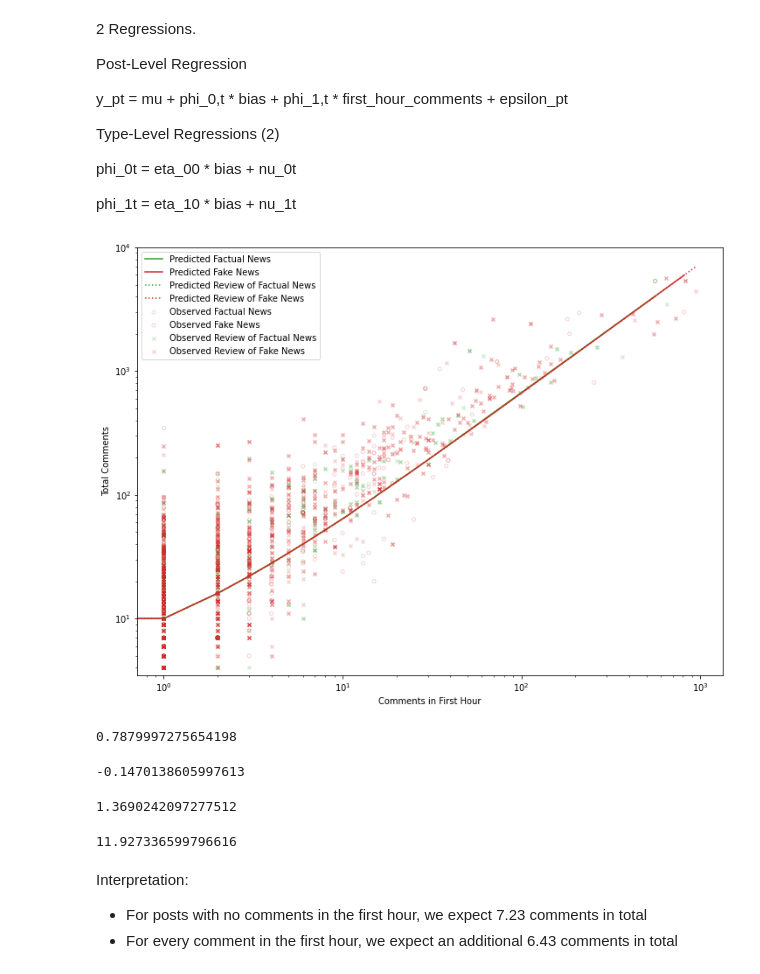
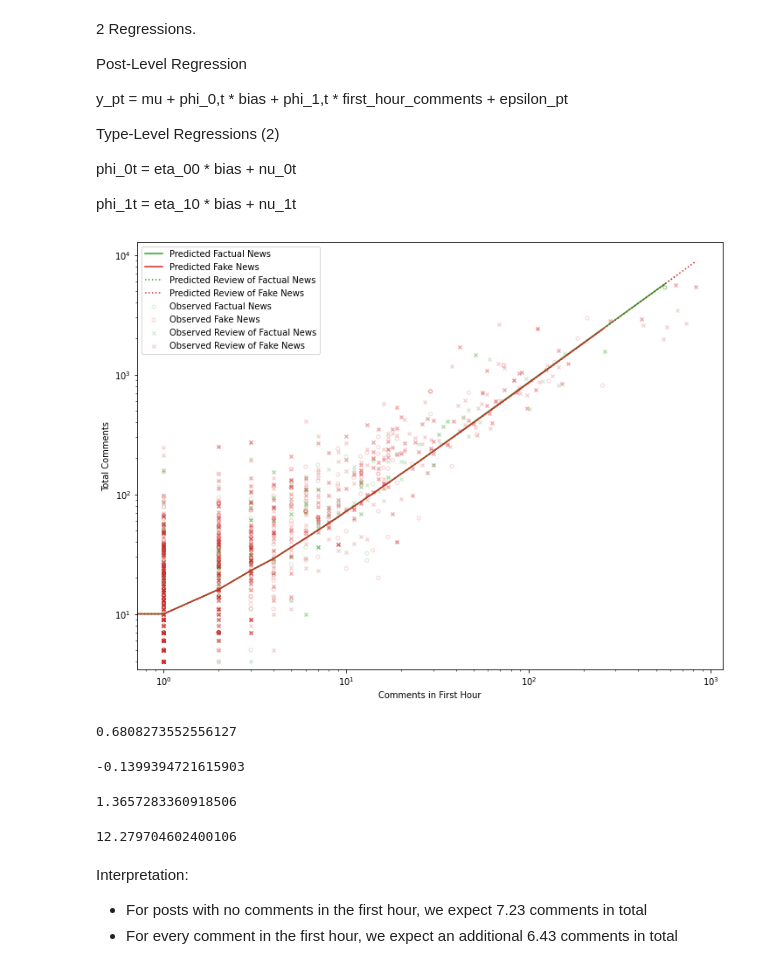
Before and after one commit to ageil/Probabilistic-Programming, a Jupyter notebook: model/PostModel.ipynb, the cells around one changed output. Drawn from its saved outputs; the diff is of its cells as text; code cells hidden in the pictures.

```diff
--- a/model/PostModel.ipynb
+++ b/model/PostModel.ipynb
@@ -156,27 +156,27 @@ phi_1t = eta_10 * bias + nu_1t
 INDEP = 1
 # %%
 # Using all data (Jagged—other factors at play)
-y_pred = get_y_pred(p_data, t_data, s_data, r_data, p_types, p_stories, p_subreddits)
+y_pred = get_y_pred(p_data_train, t_data, s_data, r_data, p_types_train, p_stories_train, p_subreddits_train)
 
-plot_predictions(original_p_data, y, p_types, original_p_data, y_pred, p_types, indep=INDEP, log_scale=True, alpha=0.2)
+plot_predictions(original_p_data_train, y_train, p_types_train, original_p_data_train, y_pred, p_types_train, indep=INDEP, log_scale=True, alpha=0.2)
 # %% [output]
-[figure, old version]
+[figure, new version]
 # %%
-R2(y, y_pred)
+R2(y_train, y_pred)
 # %% [output]
-0.7879997275654198
+0.6808273552556127
 # %%
-R2(np.log(y+1), np.log(y_pred+1))
+R2(np.log(y_train+1), np.log(y_pred+1))
 # %% [output]
--0.1470138605997613
+-0.1399394721615903
 # %%
-MAE(np.log(y+1), np.log(y_pred+1))
+MAE(np.log(y_train+1), np.log(y_pred+1))
 # %% [output]
-1.3690242097277512
+1.3657283360918506
 # %%
-MAE(y, y_pred)
+MAE(y_train, y_pred)
 # %% [output]
-11.927336599796616
+12.279704602400106
 # %% [markdown]
 Interpretation:
 
```
Also changed, not shown: parts of 20 cells of this notebook.
